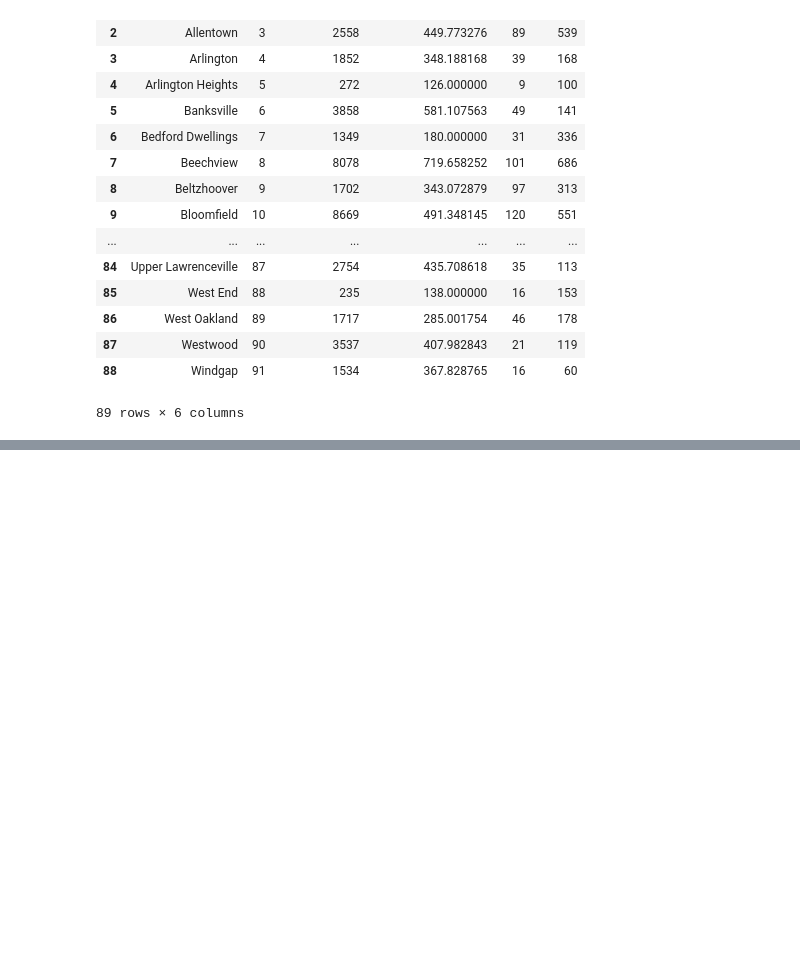
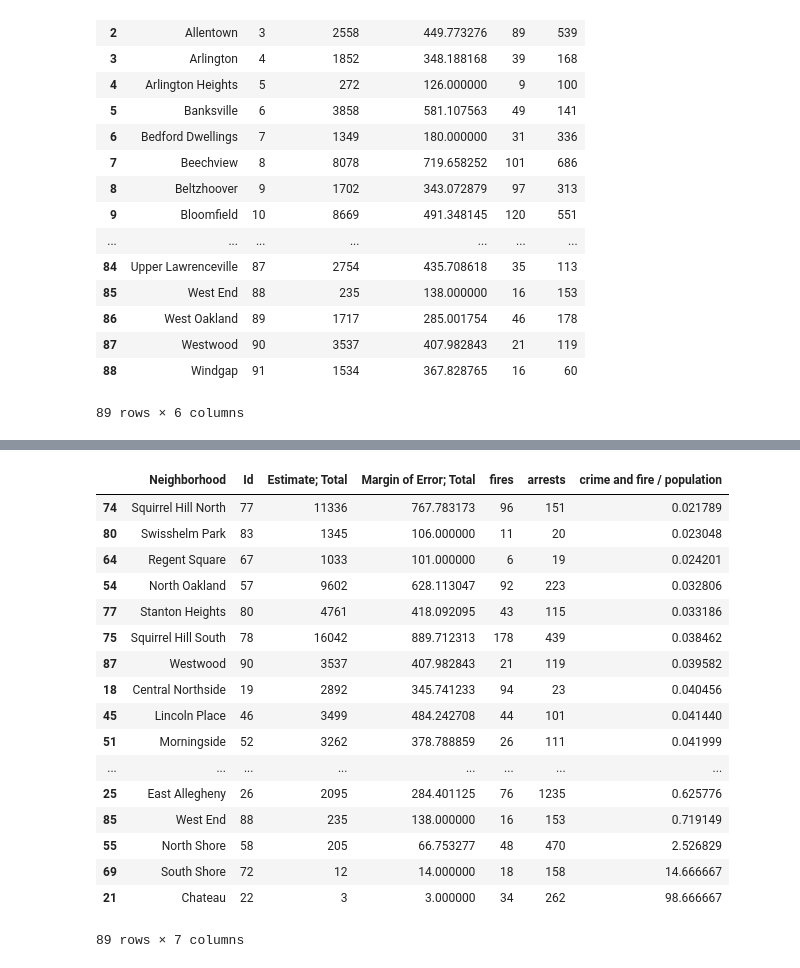
Before and after one commit to arib510/Big-Ideas-Final-Project, a Jupyter notebook: james_notebook.ipynb, the cells around one changed output, grey strips where cells are left out. Saved outputs shown, nothing was run; the diff lists cells and outputs as text; code cells hidden in the pictures; blank space fills up the shorter version.

```diff
--- a/james_notebook.ipynb
+++ b/james_notebook.ipynb
@@ -145,0 +172,22 @@ combined2
+# %%
+final = combined2.sort_values(ascending = True, by = "crime and fire / population")
+final
+# %% [output]
+|  | Neighborhood | Id | Estimate; Total | Margin of Error; Total | fires | arrests | crime and fire / population |
+| 74 | Squirrel Hill North | 77 | 11336 | 767.783173 | 96 | 151 | 0.021789 |
+| 80 | Swisshelm Park | 83 | 1345 | 106.000000 | 11 | 20 | 0.023048 |
+| 64 | Regent Square | 67 | 1033 | 101.000000 | 6 | 19 | 0.024201 |
+| 54 | North Oakland | 57 | 9602 | 628.113047 | 92 | 223 | 0.032806 |
+| 77 | Stanton Heights | 80 | 4761 | 418.092095 | 43 | 115 | 0.033186 |
+| 75 | Squirrel Hill South | 78 | 16042 | 889.712313 | 178 | 439 | 0.038462 |
+| 87 | Westwood | 90 | 3537 | 407.982843 | 21 | 119 | 0.039582 |
+| 18 | Central Northside | 19 | 2892 | 345.741233 | 94 | 23 | 0.040456 |
+| 45 | Lincoln Place | 46 | 3499 | 484.242708 | 44 | 101 | 0.041440 |
+| 51 | Morningside | 52 | 3262 | 378.788859 | 26 | 111 | 0.041999 |
+| ... | ... | ... | ... | ... | ... | ... | ... |
+| 25 | East Allegheny | 26 | 2095 | 284.401125 | 76 | 1235 | 0.625776 |
+| 85 | West End | 88 | 235 | 138.000000 | 16 | 153 | 0.719149 |
+| 55 | North Shore | 58 | 205 | 66.753277 | 48 | 470 | 2.526829 |
+| 69 | South Shore | 72 | 12 | 14.000000 | 18 | 158 | 14.666667 |
+| 21 | Chateau | 22 | 3 | 3.000000 | 34 | 262 | 98.666667 |
+89 rows × 7 columns
```
Also changed, not shown: parts of 1 cell of this notebook.
